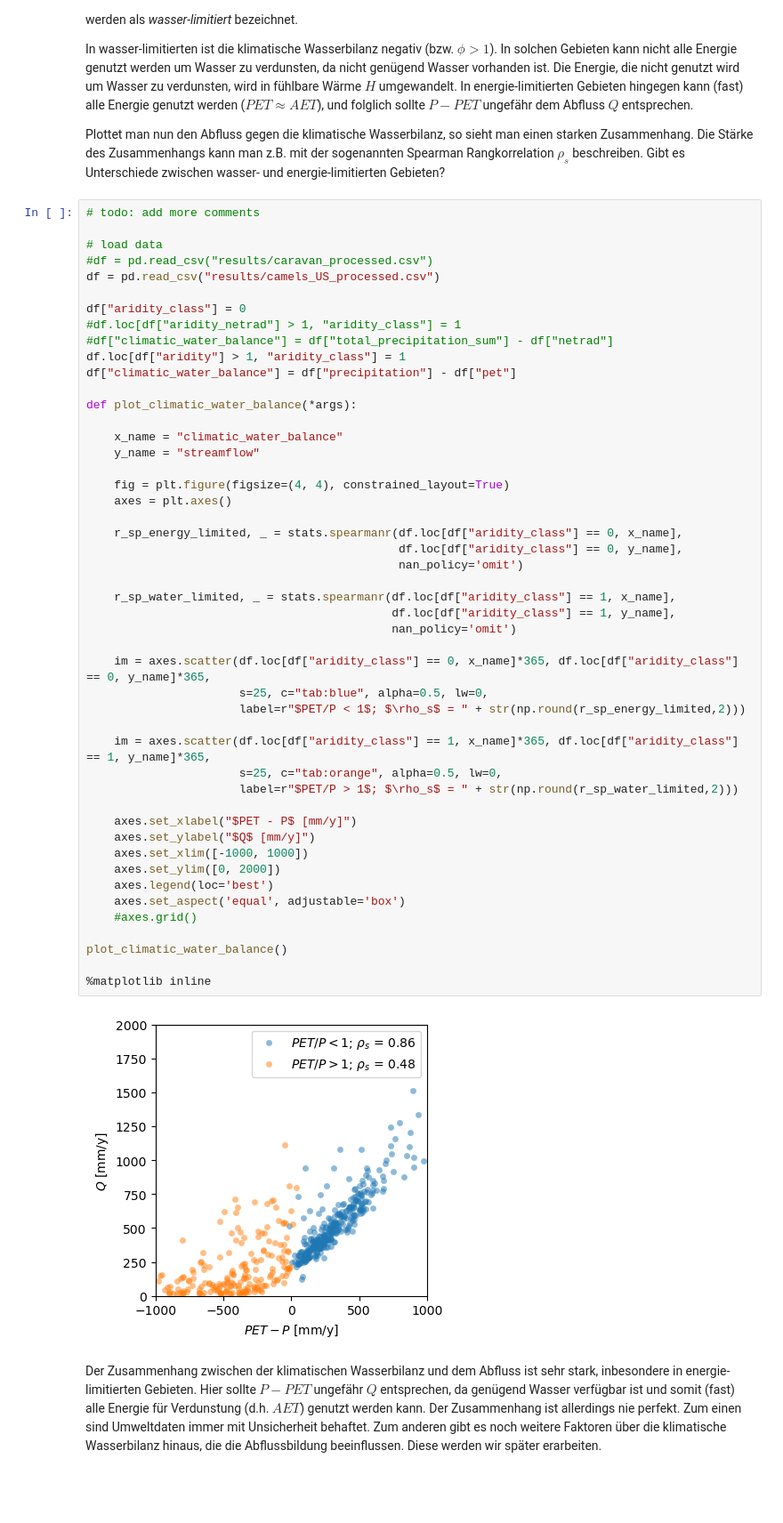
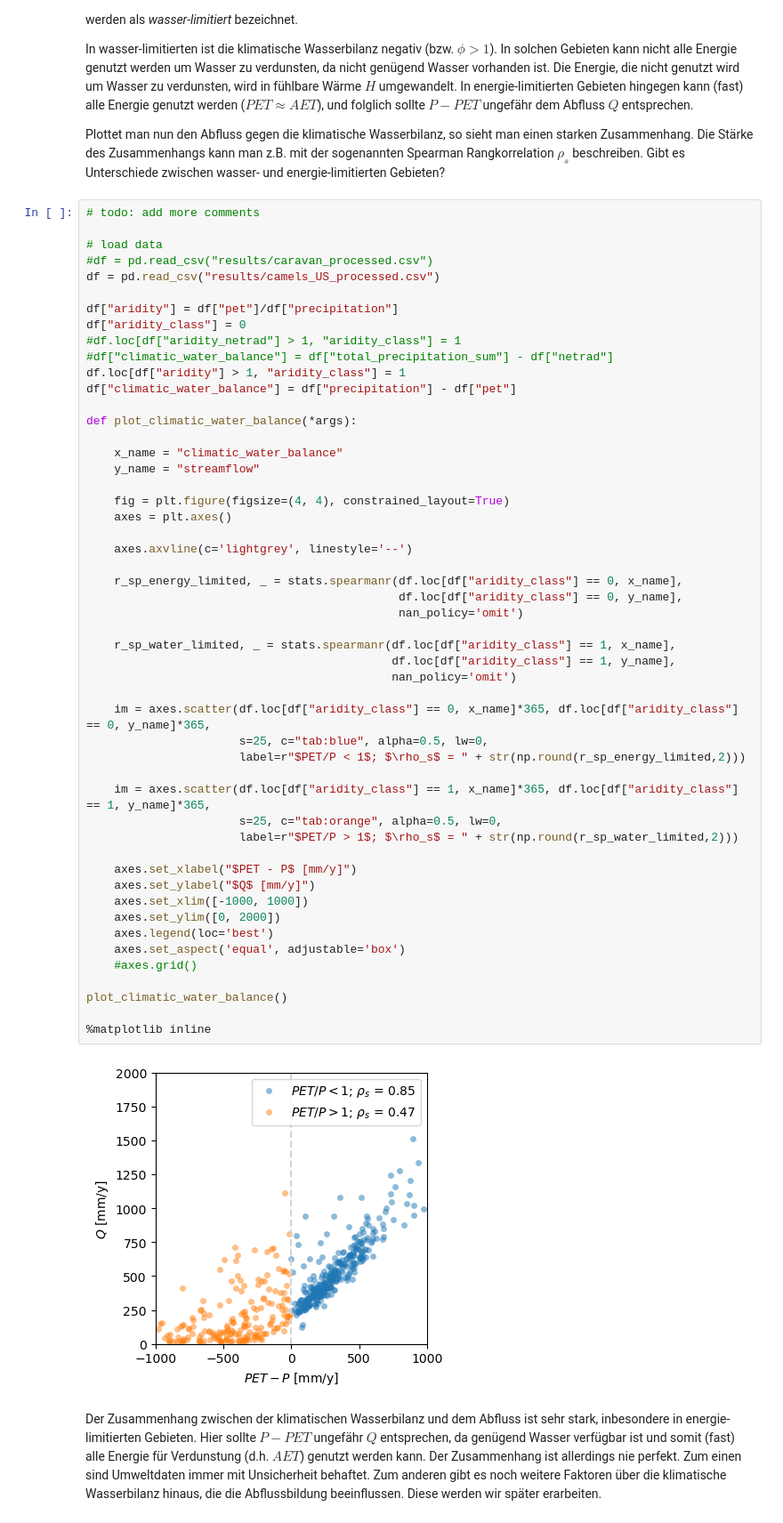
Before and after one commit to SebastianGnann/Budyko_Lehre, a Jupyter notebook: Budyko.ipynb, the cells around one changed output. Shown at 89% size. Drawn from its saved outputs; the diff is of its cells as text; blank space fills up the shorter version.

```diff
--- a/Budyko.ipynb
+++ b/Budyko.ipynb
@@ -95,6 +95,7 @@ Gibt es Unterschiede zwischen wasser- und energie-limitierten Gebieten?
 #df = pd.read_csv("results/caravan_processed.csv")
 df = pd.read_csv("results/camels_US_processed.csv")
 
+df["aridity"] = df["pet"]/df["precipitation"]
 df["aridity_class"] = 0
 #df.loc[df["aridity_netrad"] > 1, "aridity_class"] = 1
 #df["climatic_water_balance"] = df["total_precipitation_sum"] - df["netrad"]
@@ -108,36 +109,38 @@ def plot_climatic_water_balance(*args):
 
     fig = plt.figure(figsize=(4, 4), constrained_layout=True)
     axes = plt.axes()
+
+    axes.axvline(c='lightgrey', linestyle='--')
 
     r_sp_energy_limited, _ = stats.spearmanr(df.loc[df["aridity_class"] == 0, x_name],
                                              df.loc[df["aridity_class"] == 0, y_name],
                                              nan_policy='omit')
 
     r_sp_water_limited, _ = stats.spearmanr(df.loc[df["aridity_class"] == 1, x_name],
                                             df.loc[df["aridity_class"] == 1, y_name],
                                             nan_policy='omit')
 
     im = axes.scatter(df.loc[df["aridity_class"] == 0, x_name]*365, df.loc[df["aridity_class"] == 0, y_name]*365,
                       s=25, c="tab:blue", alpha=0.5, lw=0,
                       label=r"$PET/P < 1$; $\rho_s$ = " + str(np.round(r_sp_energy_limited,2)))
 
     im = axes.scatter(df.loc[df["aridity_class"] == 1, x_name]*365, df.loc[df["aridity_class"] == 1, y_name]*365,
                       s=25, c="tab:orange", alpha=0.5, lw=0,
                       label=r"$PET/P > 1$; $\rho_s$ = " + str(np.round(r_sp_water_limited,2)))
 
     axes.set_xlabel("$PET - P$ [mm/y]")
     axes.set_ylabel("$Q$ [mm/y]")
     axes.set_xlim([-1000, 1000])
     axes.set_ylim([0, 2000])
     axes.legend(loc='best')
     axes.set_aspect('equal', adjustable='box')
     #axes.grid()
 
 plot_climatic_water_balance()
 
 %matplotlib inline
 # %% [output]
-[figure, old version]
+[figure, new version]
 # %% [markdown]
 Der Zusammenhang zwischen der klimatischen Wasserbilanz und dem Abfluss ist sehr stark, inbesondere in energie-limitierten Gebieten.
 Hier sollte $P - PET$ ungefähr $Q$ entsprechen, da genügend Wasser verfügbar ist und somit (fast) alle Energie für Verdunstung (d.h. $AET$) genutzt werden kann.
```
Also changed, not shown: parts of 7 cells of this notebook.
